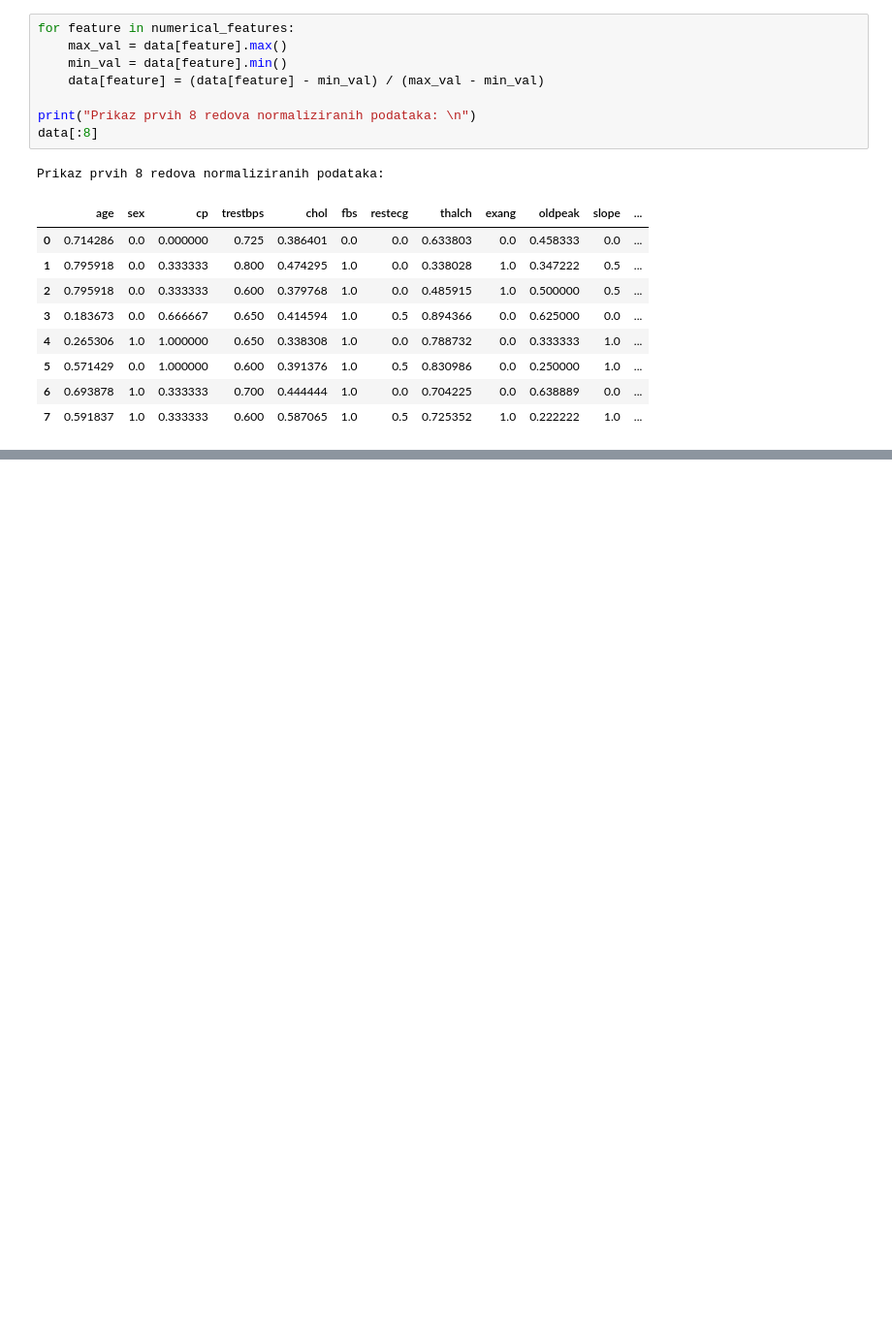
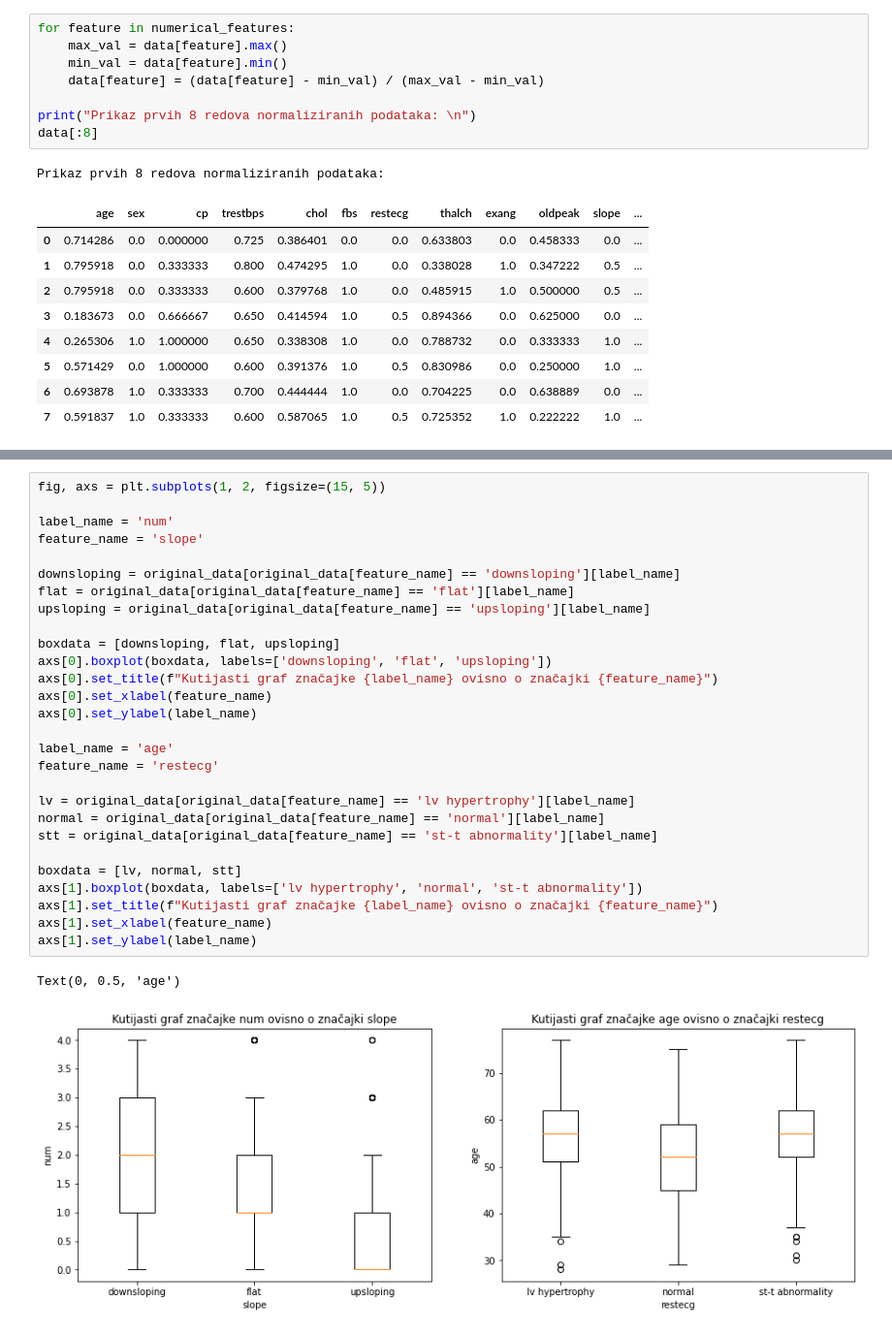
Before and after one commit to ErikGreblo/UZOP_Faza2, a Jupyter notebook: heart_disease_ML.ipynb, the cells around one changed output, grey strips where cells are left out. Shown at 97% size. Saved outputs shown, nothing was run; the diff lists cells and outputs as text; blank space fills up the shorter version.

```diff
--- a/heart_disease_ML.ipynb
+++ b/heart_disease_ML.ipynb
@@ -263,0 +298,31 @@ Prikaz prvih 8 redova normaliziranih podataka:
+# %%
+fig, axs = plt.subplots(1, 2, figsize=(15, 5))
+
+label_name = 'num'
+feature_name = 'slope'
+
+downsloping = original_data[original_data[feature_name] == 'downsloping'][label_name]
+flat = original_data[original_data[feature_name] == 'flat'][label_name]
+upsloping = original_data[original_data[feature_name] == 'upsloping'][label_name]
+
+boxdata = [downsloping, flat, upsloping]
+axs[0].boxplot(boxdata, labels=['downsloping', 'flat', 'upsloping'])
+axs[0].set_title(f"Kutijasti graf značajke {label_name} ovisno o značajki {feature_name}")
+axs[0].set_xlabel(feature_name)
+axs[0].set_ylabel(label_name)
+
+label_name = 'age'
+feature_name = 'restecg'
+
+lv = original_data[original_data[feature_name] == 'lv hypertrophy'][label_name]
+normal = original_data[original_data[feature_name] == 'normal'][label_name]
+stt = original_data[original_data[feature_name] == 'st-t abnormality'][label_name]
+
+boxdata = [lv, normal, stt]
+axs[1].boxplot(boxdata, labels=['lv hypertrophy', 'normal', 'st-t abnormality'])
+axs[1].set_title(f"Kutijasti graf značajke {label_name} ovisno o značajki {feature_name}")
+axs[1].set_xlabel(feature_name)
+axs[1].set_ylabel(label_name)
+# %% [output]
+Text(0, 0.5, 'age')
+[figure, added]
```
Also changed, not shown: parts of 6 cells of this notebook.
